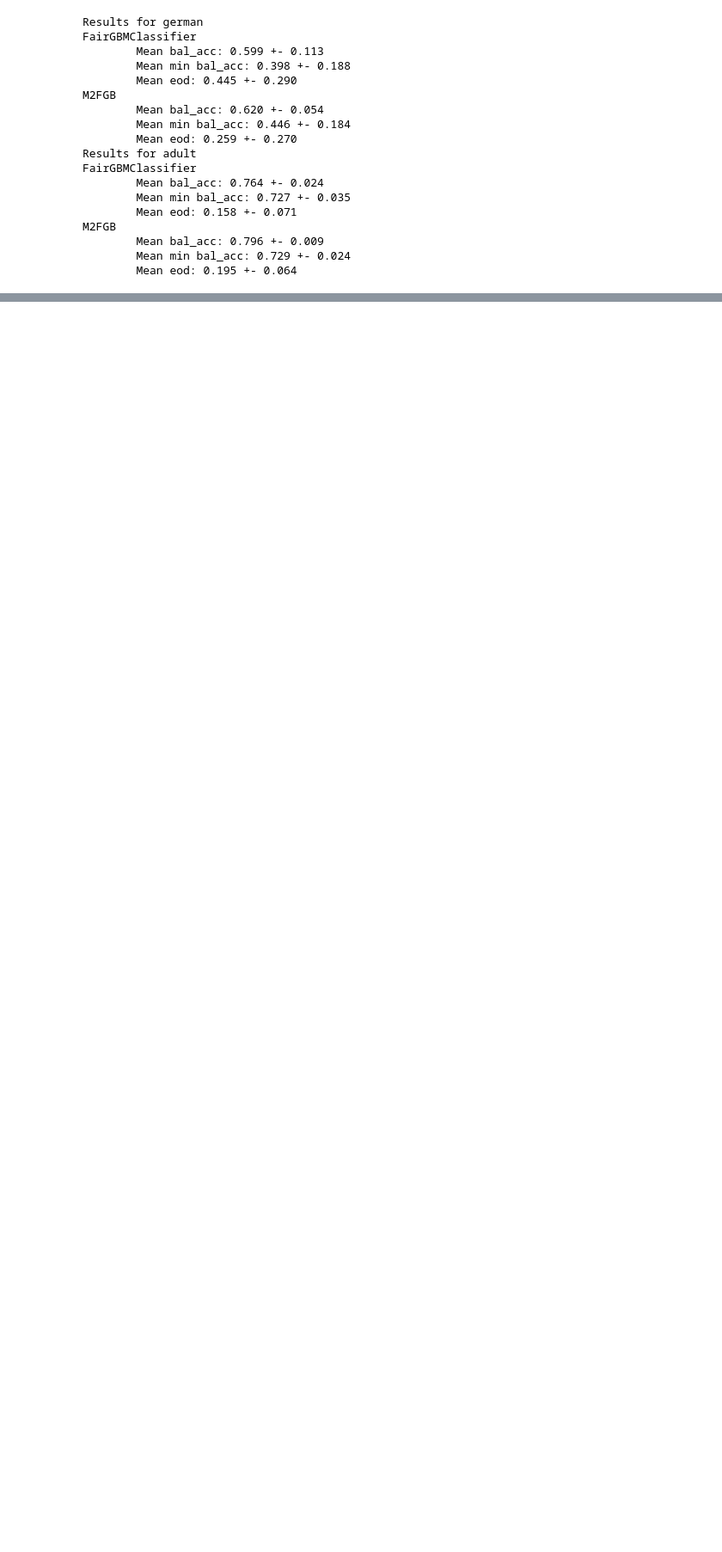
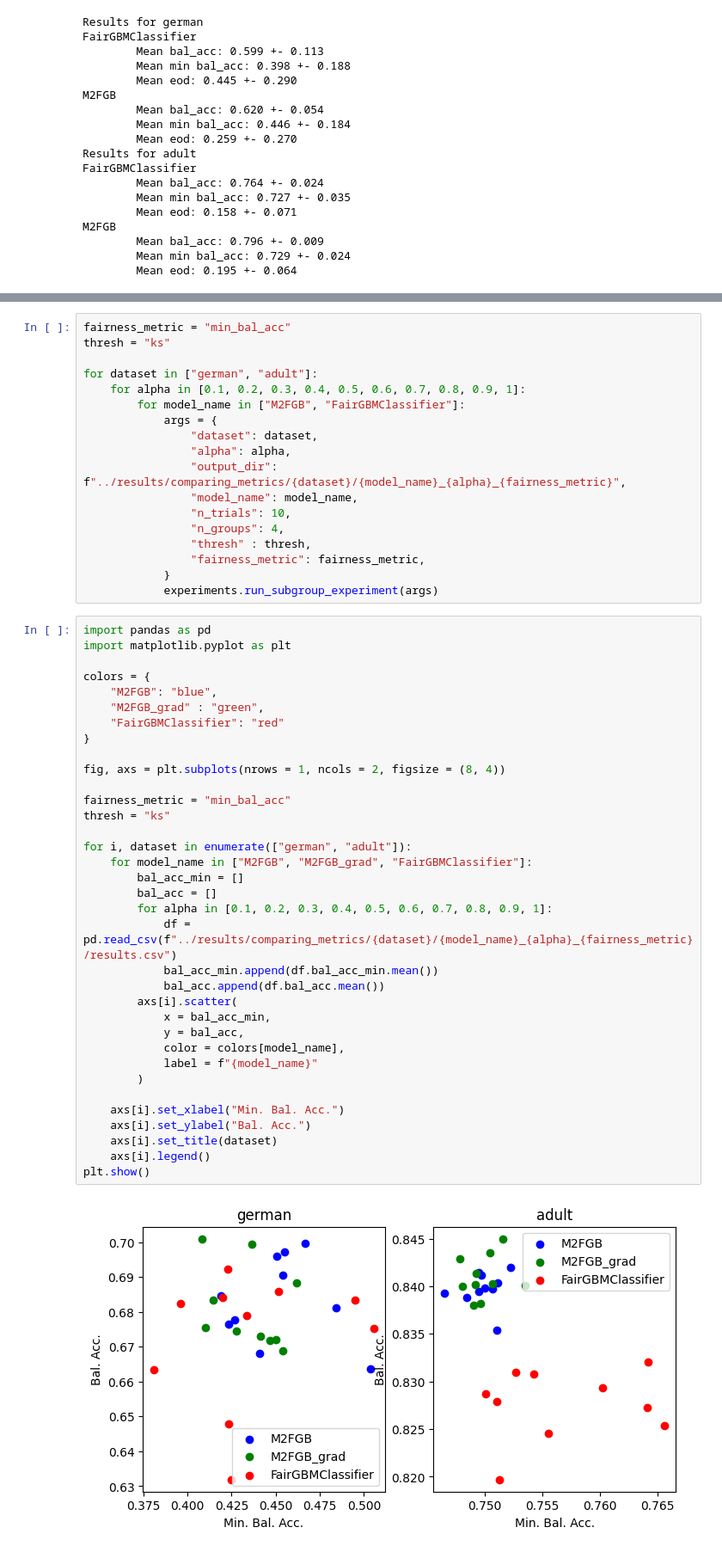
Before and after one commit to hiaac-finance/m2fgb, a Jupyter notebook: notebooks/testing_new_metrics.ipynb, the cells around one changed output, grey strips where cells are left out. Shown at 86% size. Saved outputs shown, nothing was run; the diff lists cells and outputs as text; blank space fills up the shorter version.

Commit message:
run experiments to compare m2fgb with fairgbm in minmiax setting

```diff
--- a/notebooks/testing_new_metrics.ipynb
+++ b/notebooks/testing_new_metrics.ipynb
@@ -622,0 +245,55 @@ M2FGB
+# %%
+fairness_metric = "min_bal_acc"
+thresh = "ks"
+
+for dataset in ["german", "adult"]:
+    for alpha in [0.1, 0.2, 0.3, 0.4, 0.5, 0.6, 0.7, 0.8, 0.9, 1]:
+        for model_name in ["M2FGB", "FairGBMClassifier"]:
+            args = {
+                "dataset": dataset,
+                "alpha": alpha,
+                "output_dir": f"../results/comparing_metrics/{dataset}/{model_name}_{alpha}_{fairness_metric}",
+                "model_name": model_name,
+                "n_trials": 10,
+                "n_groups": 4,
+                "thresh" : thresh,
+                "fairness_metric": fairness_metric,
+            }
+            experiments.run_subgroup_experiment(args)
+# %%
+import pandas as pd
+import matplotlib.pyplot as plt
+
+colors = {
+    "M2FGB": "blue",
+    "M2FGB_grad" : "green",
+    "FairGBMClassifier": "red"
+}
+
+fig, axs = plt.subplots(nrows = 1, ncols = 2, figsize = (8, 4))
+
+fairness_metric = "min_bal_acc"
+thresh = "ks"
+
+for i, dataset in enumerate(["german", "adult"]):
+    for model_name in ["M2FGB", "M2FGB_grad", "FairGBMClassifier"]:
+        bal_acc_min = []
+        bal_acc = []
+        for alpha in [0.1, 0.2, 0.3, 0.4, 0.5, 0.6, 0.7, 0.8, 0.9, 1]:
+            df = pd.read_csv(f"../results/comparing_metrics/{dataset}/{model_name}_{alpha}_{fairness_metric}/results.csv")
+            bal_acc_min.append(df.bal_acc_min.mean())
+            bal_acc.append(df.bal_acc.mean())
+        axs[i].scatter(
+            x = bal_acc_min,
+            y = bal_acc,
+            color = colors[model_name],
+            label = f"{model_name}"
+        )
+
+    axs[i].set_xlabel("Min. Bal. Acc.")
+    axs[i].set_ylabel("Bal. Acc.")
+    axs[i].set_title(dataset)
+    axs[i].legend()
+plt.show()
+# %% [output]
+[figure, added]
```
Also changed, not shown: parts of 4 cells of this notebook, 2 other files.
